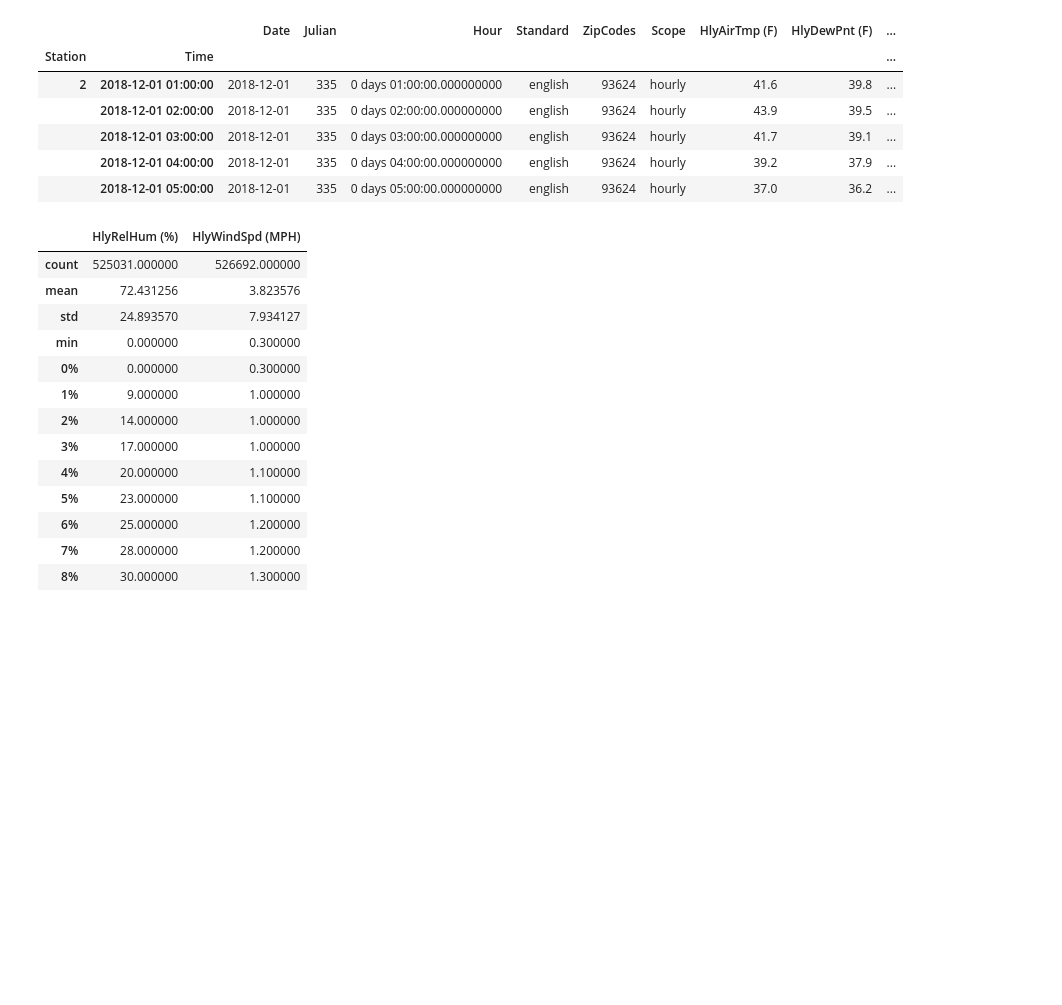
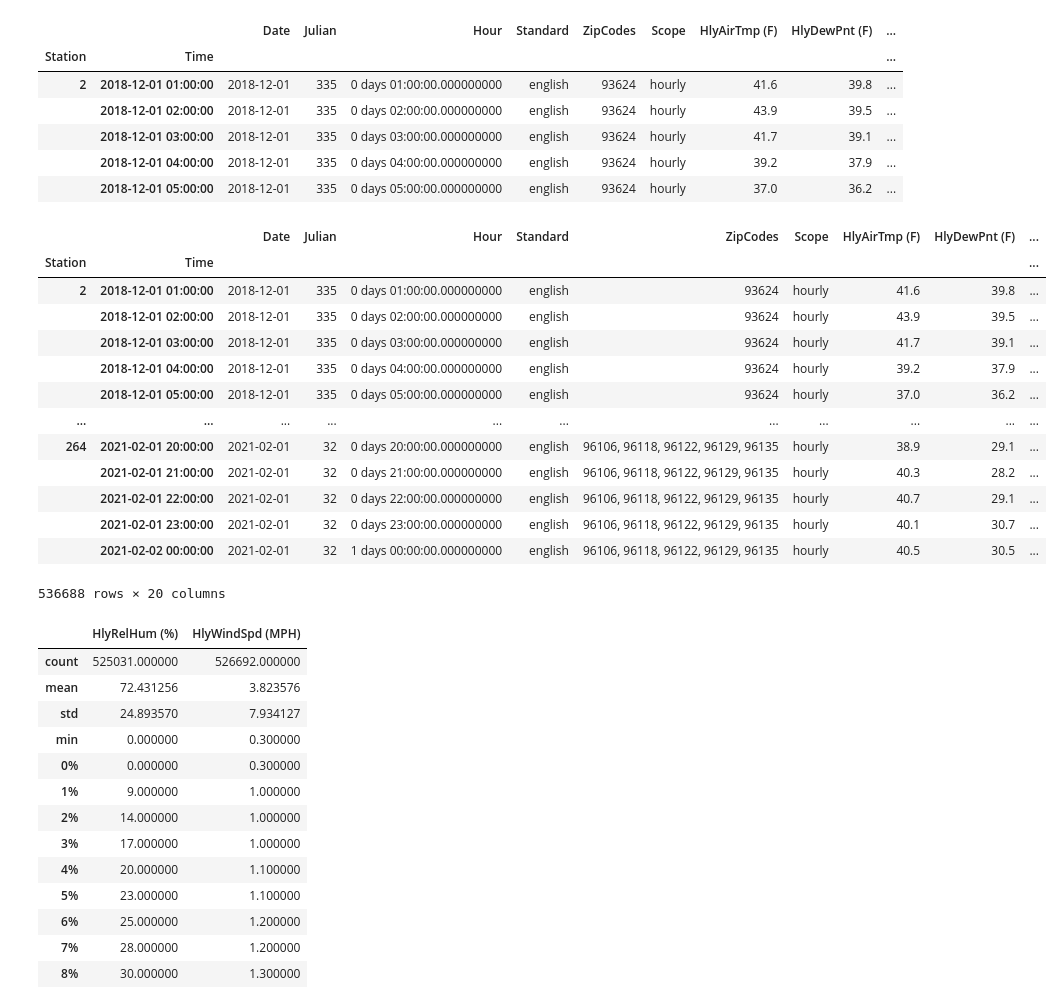
Before and after one commit to tomityrrell/psps-analysis, a Jupyter notebook: notebooks/Streamlit Computations.ipynb, the cells around one changed output. Cells and saved outputs as stored; diff of their text form; code cells hidden in the pictures; blank space fills up the shorter version.

```diff
--- a/notebooks/Streamlit Computations.ipynb
+++ b/notebooks/Streamlit Computations.ipynb
@@ -30,4 +30,4 @@ ws.head()
 | 3 | 4 | Webb /Santa Cruz CO | Watsonville | South Central Region Office | Santa Cruz | 5/30/1982 | 4/29/1988 | False | ... |
 | 4 | 5 | Shafter | Shafter | South Central Region Office | Kern | 6/1/1982 | 12/31/2050 | True | ... |
 # %%
-wr = pd.read_csv("../data/weather/weather_report.csv", parse_dates=["Date"])
+wr = pd.read_csv("../data/weather/weather_report.csv", parse_dates=["Date", "Time"])
@@ -42,6 +46,23 @@ wr.head()
 |  | 2018-12-01 03:00:00 | 2018-12-01 | 335 | 0 days 03:00:00.000000000 | english | 93624 | hourly | 41.7 | 39.1 | ... |
 |  | 2018-12-01 04:00:00 | 2018-12-01 | 335 | 0 days 04:00:00.000000000 | english | 93624 | hourly | 39.2 | 37.9 | ... |
 |  | 2018-12-01 05:00:00 | 2018-12-01 | 335 | 0 days 05:00:00.000000000 | english | 93624 | hourly | 37.0 | 36.2 | ... |
+# %%
+wr
+# %% [output]
+|  |  | Date | Julian | Hour | Standard | ZipCodes | Scope | HlyAirTmp (F) | HlyDewPnt (F) | ... |
+| Station | Time |  |  |  |  |  |  |  |  | ... |
+| 2 | 2018-12-01 01:00:00 | 2018-12-01 | 335 | 0 days 01:00:00.000000000 | english | 93624 | hourly | 41.6 | 39.8 | ... |
+|  | 2018-12-01 02:00:00 | 2018-12-01 | 335 | 0 days 02:00:00.000000000 | english | 93624 | hourly | 43.9 | 39.5 | ... |
+|  | 2018-12-01 03:00:00 | 2018-12-01 | 335 | 0 days 03:00:00.000000000 | english | 93624 | hourly | 41.7 | 39.1 | ... |
+|  | 2018-12-01 04:00:00 | 2018-12-01 | 335 | 0 days 04:00:00.000000000 | english | 93624 | hourly | 39.2 | 37.9 | ... |
+|  | 2018-12-01 05:00:00 | 2018-12-01 | 335 | 0 days 05:00:00.000000000 | english | 93624 | hourly | 37.0 | 36.2 | ... |
+| ... | ... | ... | ... | ... | ... | ... | ... | ... | ... | ... |
+| 264 | 2021-02-01 20:00:00 | 2021-02-01 | 32 | 0 days 20:00:00.000000000 | english | 96106, 96118, 96122, 96129, 96135 | hourly | 38.9 | 29.1 | ... |
+|  | 2021-02-01 21:00:00 | 2021-02-01 | 32 | 0 days 21:00:00.000000000 | english | 96106, 96118, 96122, 96129, 96135 | hourly | 40.3 | 28.2 | ... |
+|  | 2021-02-01 22:00:00 | 2021-02-01 | 32 | 0 days 22:00:00.000000000 | english | 96106, 96118, 96122, 96129, 96135 | hourly | 40.7 | 29.1 | ... |
+|  | 2021-02-01 23:00:00 | 2021-02-01 | 32 | 0 days 23:00:00.000000000 | english | 96106, 96118, 96122, 96129, 96135 | hourly | 40.1 | 30.7 | ... |
+|  | 2021-02-02 00:00:00 | 2021-02-01 | 32 | 1 days 00:00:00.000000000 | english | 96106, 96118, 96122, 96129, 96135 | hourly | 40.5 | 30.5 | ... |
+536688 rows × 20 columns
 # %%
 wr[["HlyRelHum (%)", "HlyWindSpd (MPH)"]].describe(percentiles=np.arange(0,1,.01)).iloc[:15]
 # %% [output]
```
Also changed, not shown: parts of 5 cells of this notebook, 5 other files.
